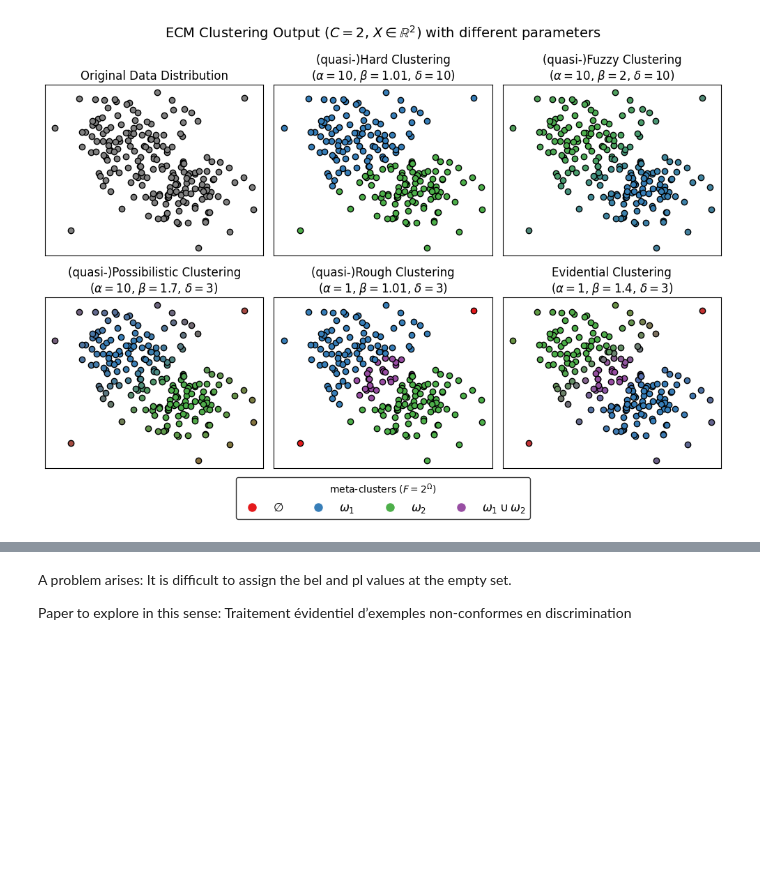
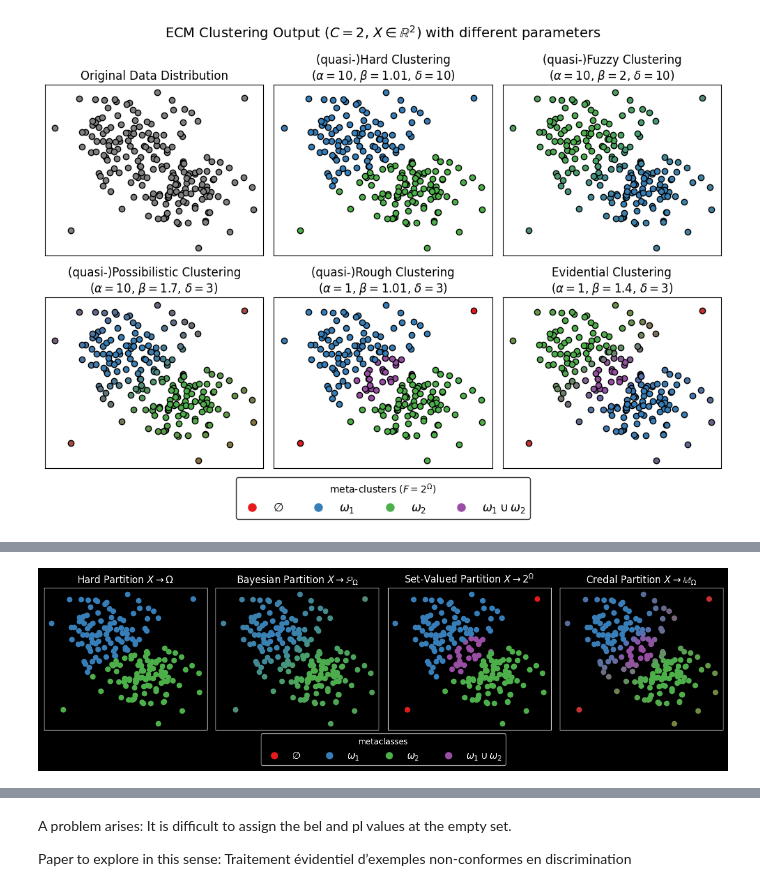
Before and after one commit to victorsouza89/clustering-examples, a Jupyter notebook: clustering_synth.ipynb, the cells around one changed output, grey strips where cells are left out. Saved outputs shown, nothing was run; the diff lists cells and outputs as text; code cells hidden in the pictures; blank space fills up the shorter version.

```diff
--- a/clustering_synth.ipynb
+++ b/clustering_synth.ipynb
@@ -358,3 +358,85 @@ plt.savefig('examples_hard_ev_clustering.pdf', bbox_inches='tight')
+# %%
+def plot_parameters2(alpha, beta, delta, ax, name):
+    model = ecm(x=features, c=2, beta = beta,  alpha=alpha, delta=delta, disp=False)
+    memberships = model['mass']
+
+    # Keep singleton colors consistent across runs (avoid cluster-index flips).
+    # Columns are [∅, ω1, ω2, ω1∪ω2] for c=2; swap ω1 and ω2 when centroids are reversed.
+    centers = model['g']
+    if centers[0, 0] > centers[1, 0]:
+        memberships[:, [1, 2]] = memberships[:, [2, 1]]
+
+    N = memberships.shape[1]
+
+    # get list of colors
+    #cmap = plt.get_cmap('Accent')
+    cmap = plt.get_cmap('Set1')
+
+    ax.set_yticks([])
+    ax.set_xticks([])
+
+    for point in range(len(features)):
+        color = np.sum([np.array(cmap(i)) * memberships[point, i] for i in range(N)], axis=0)
+        color = np.clip(color, 0, 1)
+
+        ax.scatter(features[point, 0], features[point, 1], c=[color])
+
+    ax.set_title(f'{name}')
+
+plt.style.use('dark_background')
+
+pars = [
+    (10, 1.01, 10),
+    (10, 2, 10),
+    # (10, 1.7, 3),
+    (1, 1.01, 3),
+    (1, 1.4, 3),
+]
+
+
+    # \framebreak
+
+    # \begin{itemize}
+    #     \item A \textbf{hard clustering} \cite{macqueenMethodsClassificationAnalysis1967} maps each observation to a cluster:
+    #     $$\mathcal{H} : X \rightarrow \Omega.$$
+
+    #     \item A \textbf{fuzzy clustering} \cite{zadehFuzzySets1965,ruspiniNewApproachClustering1969} maps each observation to a distribution of membership degrees over the clusters:
+    #     $$\mathcal{F} : X \rightarrow (\Omega \to [0,1]) \quad \forall x \in X \sum_{\omega \in \Omega} \mathcal{F}(x)(\omega) = 1.$$
+
+    #     \framebreak
+
+    #     \item A \textbf{rough clustering} \cite{pawlakRoughSets1982, lingrasIntervalSetClustering2004} maps each observation to a subset of clusters:
+    #      $$\mathcal{R} : X \rightarrow 2^\Omega.$$
+
+    #     \item An \textbf{evidential clustering} \cite{shaferMathematicalTheoryEvidence1976, denoeuxEVCLUSEvidentialClustering2004} maps each observation to a \textbf{mass function} over the clusters:
+    #     $$\mathcal{M} : X \rightarrow \mathbb{M}_\Omega, \quad \mathbb{M}_\Omega = \left\{m: 2^\Omega \rightarrow [0, 1] \mid m(\emptyset) = 0, \ \sum_{A \subseteq \Omega} m(A) = 1\right\}$$
+    # \end{itemize}
+
+name = [
+    r'Hard Partition: $X \rightarrow \Omega$',
+    r'Bayesian Partition: $X \rightarrow \mathbb{P}_\Omega$',
+    # 'Possibilistic Partition',
+    r'Set-Valued Partition: $X \rightarrow 2^\Omega$',
+    r'Evidential Partition: $X \rightarrow \mathbb{M}_\Omega$',
+]
+
+fig, axs = plt.subplots(1, len(pars), figsize=(3*len(pars), 3))
+
+for i in range(len(pars)):
+    plot_parameters2(*pars[i], axs[i], name[i])
+    i +=1
+
+fig.tight_layout()
+
+fig.legend(handles=[plt.Line2D([0], [0], marker='o', label=focal_sets[i], linestyle='None', color='black',
+                                    markerfacecolor=plt.get_cmap('Set1')(i), markersize=10) for i in range(len(focal_sets))],
+                loc='lower center', ncol=len(focal_sets), fontsize='large', title='metaclasses', bbox_to_anchor=(0.5, -0.18))
+
+
+# export the plot as a pdf
+plt.savefig('examples_all_partitions_dark.pdf', bbox_inches='tight')
+# %% [output]
+[figure, added]
 # %%
 def plot_parameters2(alpha, beta, delta, ax, name):
     model = ecm(x=features, c=2, beta = beta,  alpha=alpha, delta=delta, disp=False)
```
Also changed, not shown: parts of 9 cells of this notebook, 6 other files.
